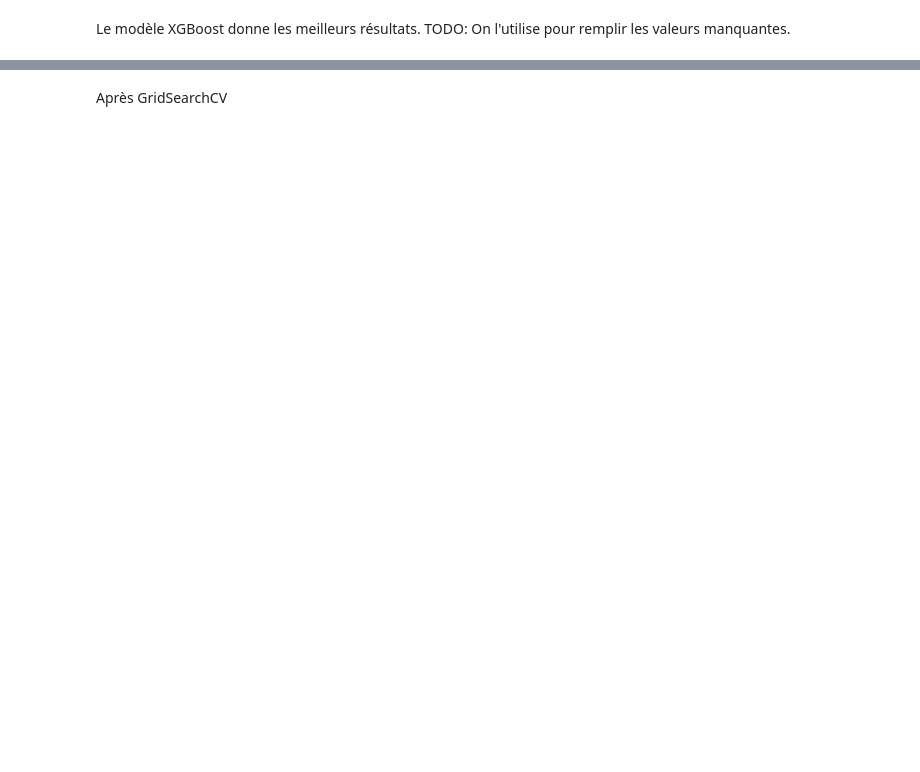
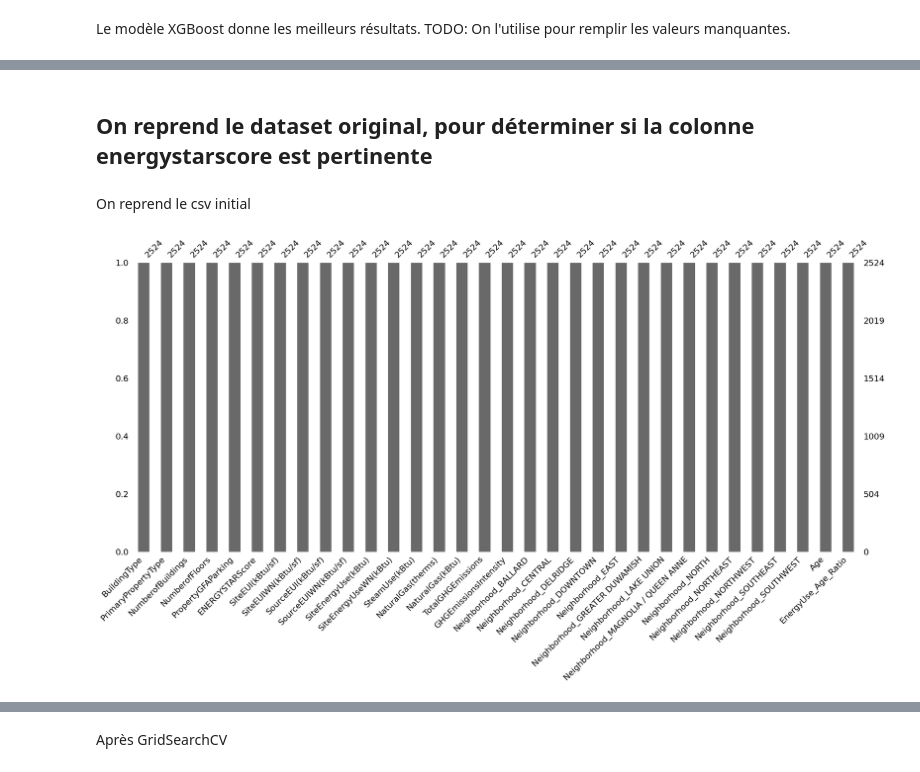
Before and after one commit to CharbonneauJean/OC-Projet3, a Jupyter notebook: predictions.ipynb, the cells around one changed output, grey strips where cells are left out. Drawn from its saved outputs; the diff is of its cells as text; code cells hidden in the pictures; blank space fills up the shorter version.

```diff
--- a/predictions.ipynb
+++ b/predictions.ipynb
@@ -264,3 +228,7 @@ df.describe()
 # %%
 # write the resulting dataframe to a csv file
 df.to_csv('data/clean_with_score.csv', index=False)
+# %% [markdown]
+## On reprend le dataset original, pour déterminer si la colonne energystarscore est pertinente
+# %% [markdown]
+On reprend le csv initial
@@ -266,0 +237,7 @@ df.to_csv('data/clean_with_score.csv', index=False)
+# %%
+# remove empty lines for the column 'ENERGYSTARScore'
+df = df[df['ENERGYSTARScore'].notna()]
+# %%
+DataAnalysis.show_columns_population(df, type="bar")
+# %% [output]
+[figure, added]
```
Also changed, not shown: parts of 30 cells of this notebook, 3 other files.
